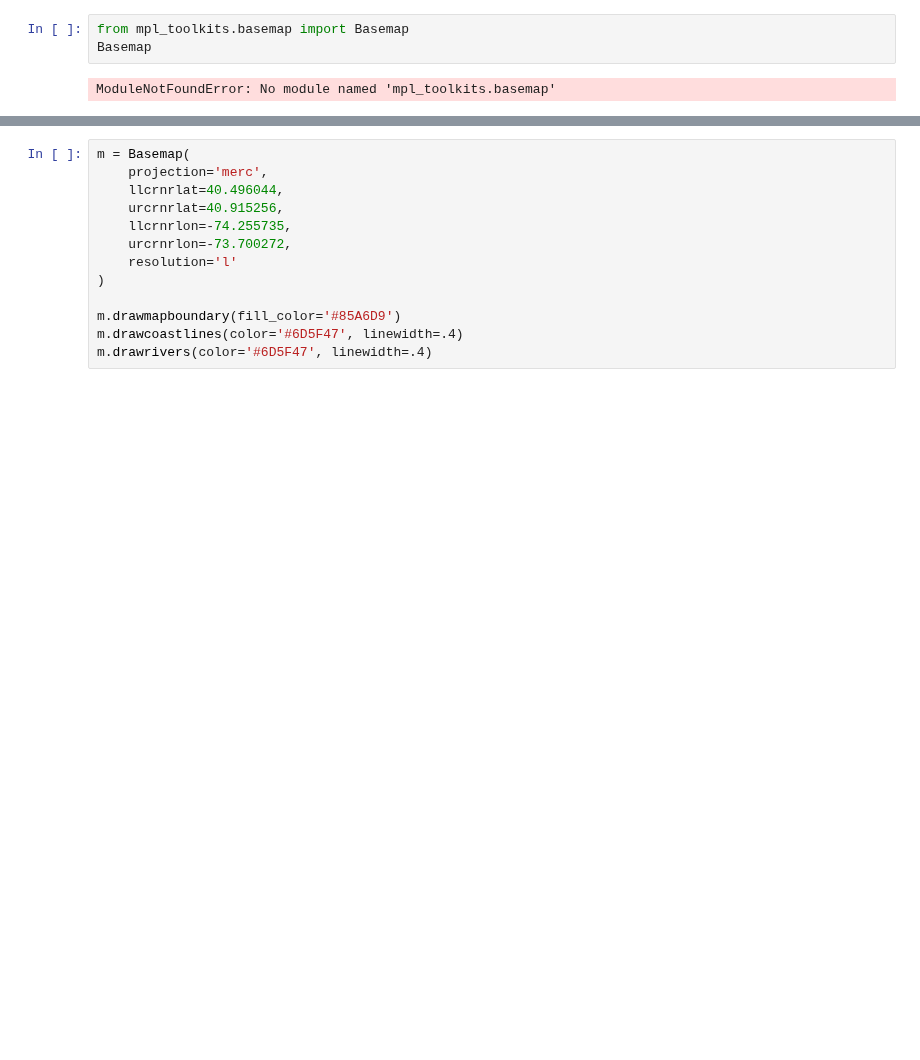
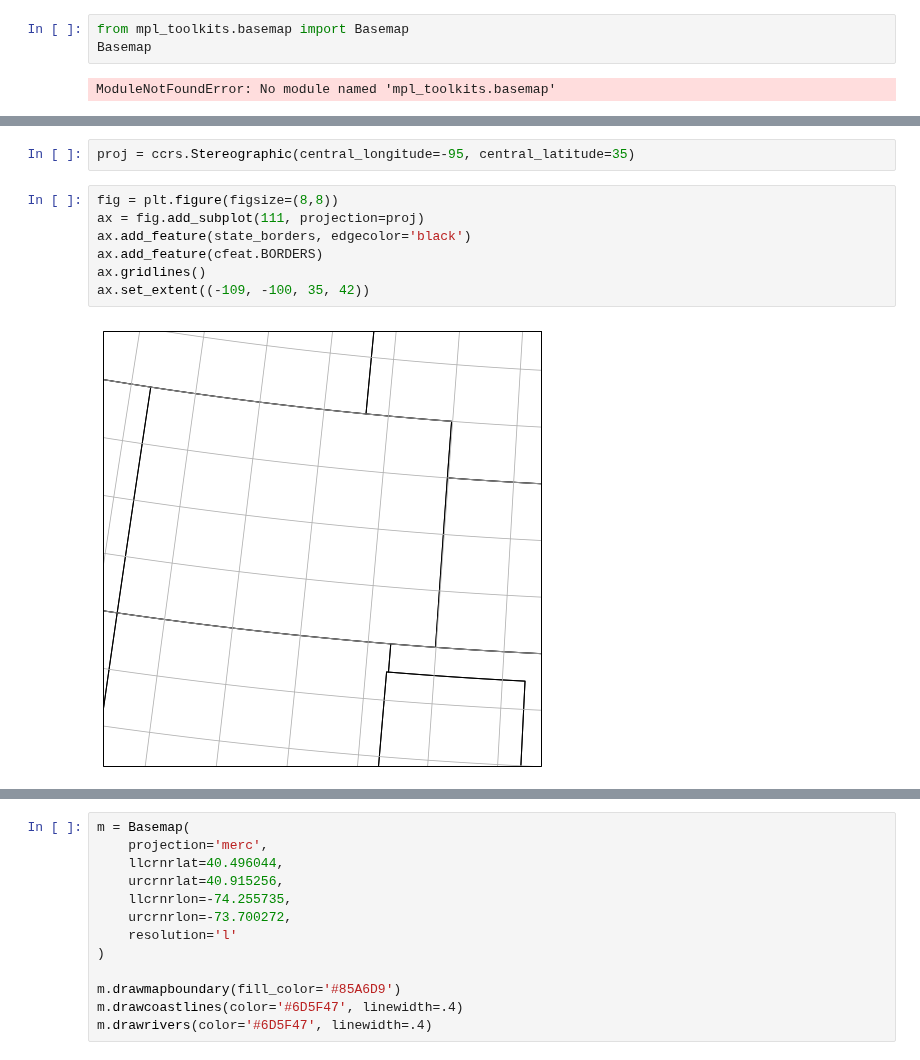
Before and after one commit to JustinToribio/analyzing-the-sat, a Jupyter notebook: notebooks/1.0-jt-analyze-the-sat.ipynb, the cells around one changed output, grey strips where cells are left out. Saved outputs shown, nothing was run; the diff lists cells and outputs as text; blank space fills up the shorter version.

```diff
--- a/notebooks/1.0-jt-analyze-the-sat.ipynb
+++ b/notebooks/1.0-jt-analyze-the-sat.ipynb
@@ -109,0 +140,11 @@ ModuleNotFoundError: No module named 'mpl_toolkits.basemap'
+# %%
+proj = ccrs.Stereographic(central_longitude=-95, central_latitude=35)
+# %%
+fig = plt.figure(figsize=(8,8))
+ax = fig.add_subplot(111, projection=proj)
+ax.add_feature(state_borders, edgecolor='black')
+ax.add_feature(cfeat.BORDERS)
+ax.gridlines()
+ax.set_extent((-109, -100, 35, 42))
+# %% [output]
+[figure, added]
```
Also changed, not shown: parts of 9 cells of this notebook.
